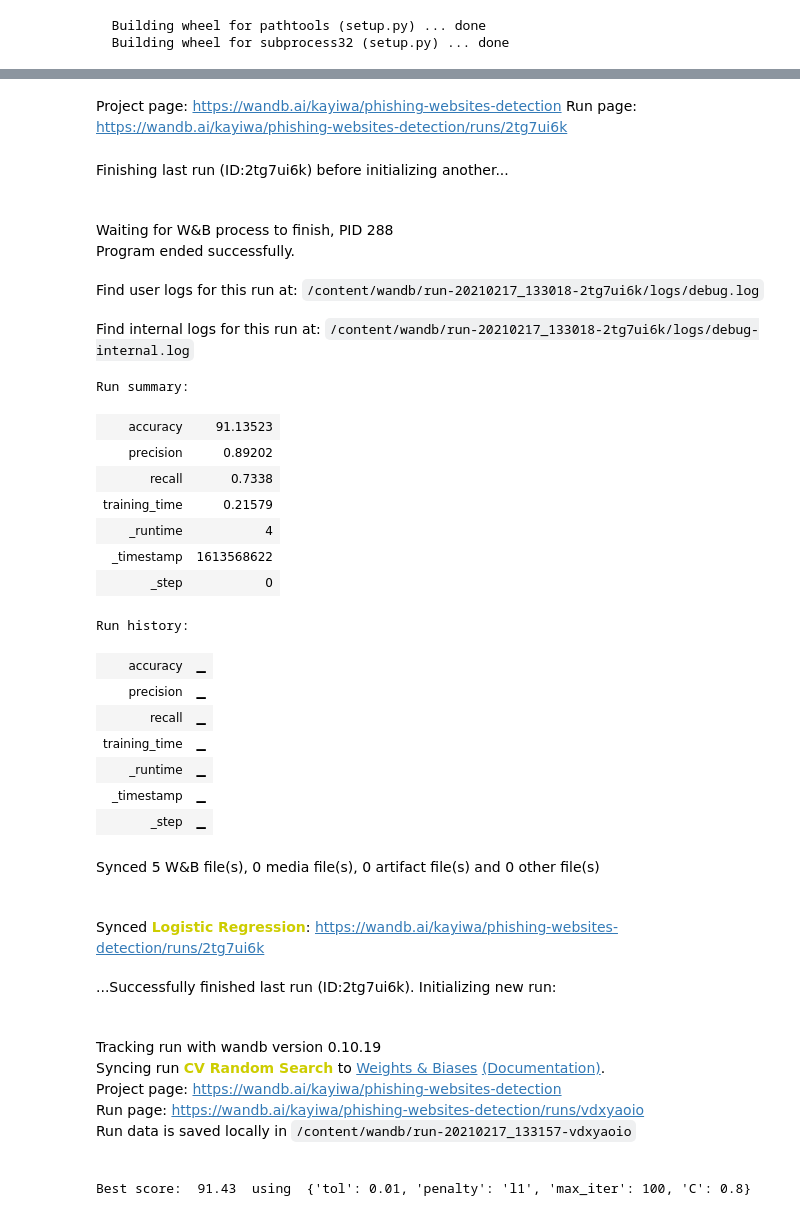
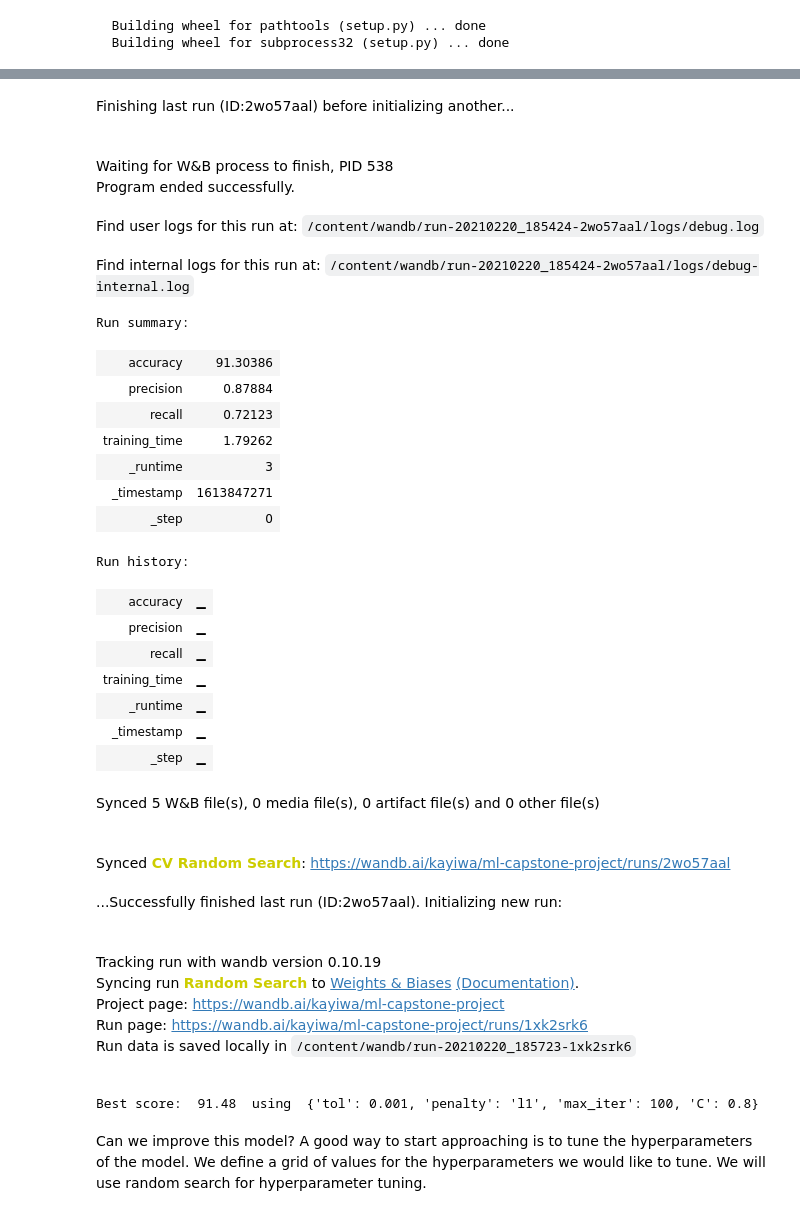
Before and after one commit to kayiwa/SBU_ML_CYBER, a Jupyter notebook: capstone_project.ipynb, the cells around one changed output, grey strips where cells are left out. Cells and saved outputs as stored; diff of their text form; code cells hidden in the pictures.

```diff
--- a/capstone_project.ipynb
+++ b/capstone_project.ipynb
@@ -306,3 +306,6 @@ X_train, X_test, y_train, y_test = train_test_split(X, y, test_size=0.2, random_
 # Serialize the numpy arrays
 np.save("X_train.npy", X_train), np.save("y_train.npy", y_train)
 np.save("X_test.npy", X_train), np.save("y_test.npy", y_train)
+# Load the numpy arrays which will be our datasets from now
+X_train, y_train = np.load("X_train.npy", allow_pickle=True), np.load("y_train.npy", allow_pickle=True)
+X_test, y_test = np.load("X_test.npy", allow_pickle=True), np.load("y_test.npy", allow_pickle=True)
@@ -374,3 +378,0 @@ Phising Websites       0.87      0.48      0.62       331
-# %% [markdown]
-Project page: https://wandb.ai/kayiwa/phishing-websites-detection
-Run page: https://wandb.ai/kayiwa/phishing-websites-detection/runs/2tg7ui6k
@@ -377,40 +405,39 @@ Run page: https://wandb.ai/kayiwa/phishing-websites-detection/runs/2tg7ui6k
 # %%
-
 # Execute random search process based on Logistic Regression Classifier
 penalty = ['l1', 'l2']
 C = [0.8, 0.9 , 1.0]
 tol = [0.01, 0.001, 0.001]
 max_iter = [100, 150, 200 , 250]
 hyperparameters = { 'penalty' : penalty,
                     'C' : C,
                     'tol' : tol,
                     'max_iter' : max_iter}
 from sklearn.model_selection import RandomizedSearchCV
 randomCV = RandomizedSearchCV(LogisticRegression(solver='liblinear'), param_distributions=hyperparameters)
 start = time.time( )
 randomCV.fit(X_train,y_train)
 end = time.time()-start
-wandb.init(project="phishing-websites-detection", name='CV Random Search')
+wandb.init(project="ml-capstone-project", name='Random Search')
 wandb.log({"accuracy":accuracy_score(y_test, y_pred)*100.0,\
                "precision": precision_recall_fscore_support(y_test, y_pred, average='macro')[0],
                "recall": precision_recall_fscore_support(y_test, y_pred, average='macro')[1],
                "training_time":end})
 best_score = randomCV.best_score_
 print('Best score: ','{:2.2f}'.format(best_score*100), ' using ', randomCV.best_params_ )
 y_pred = randomCV.predict(X_test)
 # %% [output]
-Finishing last run (ID:2tg7ui6k) before initializing another...
+Finishing last run (ID:2wo57aal) before initializing another...
-Waiting for W&B process to finish, PID 288
+Waiting for W&B process to finish, PID 538
 Program ended successfully.
-Find user logs for this run at: /content/wandb/run-20210217_133018-2tg7ui6k/logs/debug.log
+Find user logs for this run at: /content/wandb/run-20210220_185424-2wo57aal/logs/debug.log
-Find internal logs for this run at: /content/wandb/run-20210217_133018-2tg7ui6k/logs/debug-internal.log
+Find internal logs for this run at: /content/wandb/run-20210220_185424-2wo57aal/logs/debug-internal.log
 Run summary:
-| accuracy | 91.13523 |
-| precision | 0.89202 |
-| recall | 0.7338 |
-| training_time | 0.21579 |
-| _runtime | 4 |
-| _timestamp | 1613568622 |
+| accuracy | 91.30386 |
+| precision | 0.87884 |
+| recall | 0.72123 |
+| training_time | 1.79262 |
+| _runtime | 3 |
+| _timestamp | 1613847271 |
 | _step | 0 |
 Run history:
 | accuracy | ▁ |
@@ -421,11 +448,13 @@ Run history:
 | _timestamp | ▁ |
 | _step | ▁ |
 Synced 5 W&B file(s), 0 media file(s), 0 artifact file(s) and 0 other file(s)
-Synced Logistic Regression: https://wandb.ai/kayiwa/phishing-websites-detection/runs/2tg7ui6k
+Synced CV Random Search: https://wandb.ai/kayiwa/ml-capstone-project/runs/2wo57aal
-...Successfully finished last run (ID:2tg7ui6k). Initializing new run:
+...Successfully finished last run (ID:2wo57aal). Initializing new run:
 Tracking run with wandb version 0.10.19
-Syncing run CV Random Search to Weights & Biases (Documentation).
-Project page: https://wandb.ai/kayiwa/phishing-websites-detection
-Run page: https://wandb.ai/kayiwa/phishing-websites-detection/runs/vdxyaoio
-Run data is saved locally in /content/wandb/run-20210217_133157-vdxyaoio
+Syncing run Random Search to Weights & Biases (Documentation).
+Project page: https://wandb.ai/kayiwa/ml-capstone-project
+Run page: https://wandb.ai/kayiwa/ml-capstone-project/runs/1xk2srk6
+Run data is saved locally in /content/wandb/run-20210220_185723-1xk2srk6
-Best score:  91.43  using  {'tol': 0.01, 'penalty': 'l1', 'max_iter': 100, 'C': 0.8}
+Best score:  91.48  using  {'tol': 0.001, 'penalty': 'l1', 'max_iter': 100, 'C': 0.8}
+# %% [markdown]
+Can we improve this model? A good way to start approaching is to tune the hyperparameters of the model. We define a grid of values for the hyperparameters we would like to tune. We will use random search for hyperparameter tuning.
```
Also changed, not shown: parts of 7 cells of this notebook.
